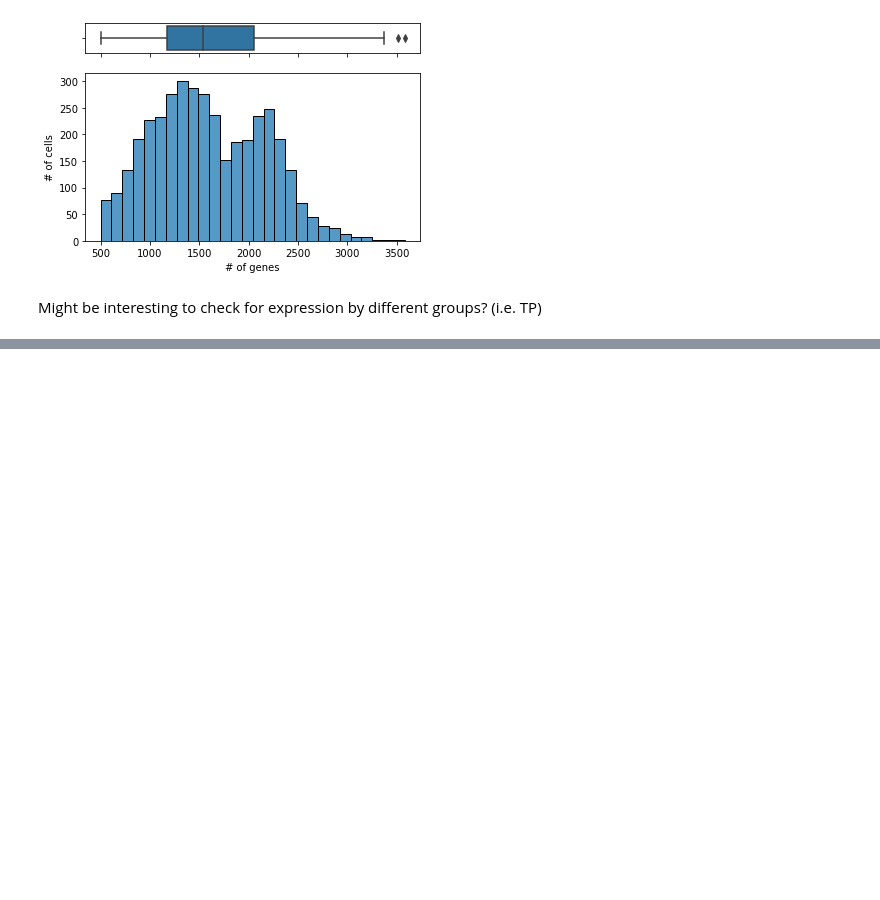
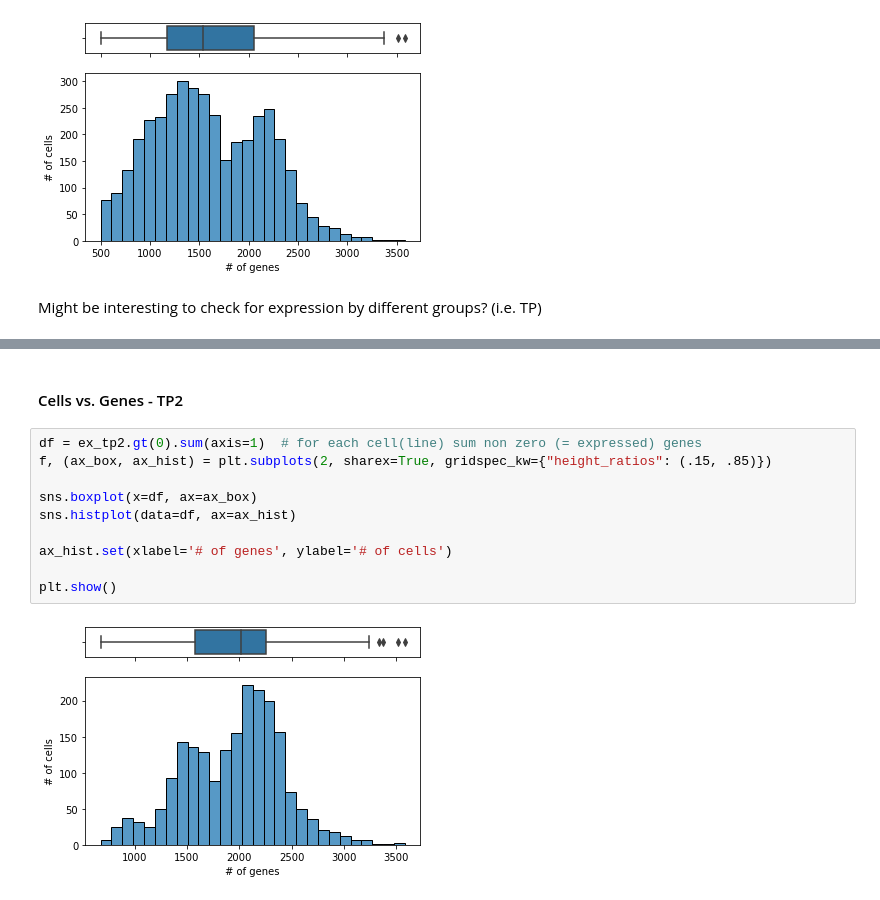
Before and after one commit to ozlembahar/devo-grn, a Jupyter notebook: notebooks/exploratory.ipynb, the cells around one changed output, grey strips where cells are left out. Saved outputs shown, nothing was run; the diff lists cells and outputs as text; blank space fills up the shorter version.

```diff
--- a/notebooks/exploratory.ipynb
+++ b/notebooks/exploratory.ipynb
@@ -44,0 +66,14 @@ Might be interesting to check for expression by different groups? (i.e. TP)
+# %% [markdown]
+#### Cells vs. Genes - TP2
+# %%
+df = ex_tp2.gt(0).sum(axis=1)  # for each cell(line) sum non zero (= expressed) genes
+f, (ax_box, ax_hist) = plt.subplots(2, sharex=True, gridspec_kw={"height_ratios": (.15, .85)})
+
+sns.boxplot(x=df, ax=ax_box)
+sns.histplot(data=df, ax=ax_hist)
+
+ax_hist.set(xlabel='# of genes', ylabel='# of cells')
+
+plt.show()
+# %% [output]
+[figure, added]
```
Also changed, not shown: parts of 6 cells of this notebook.
